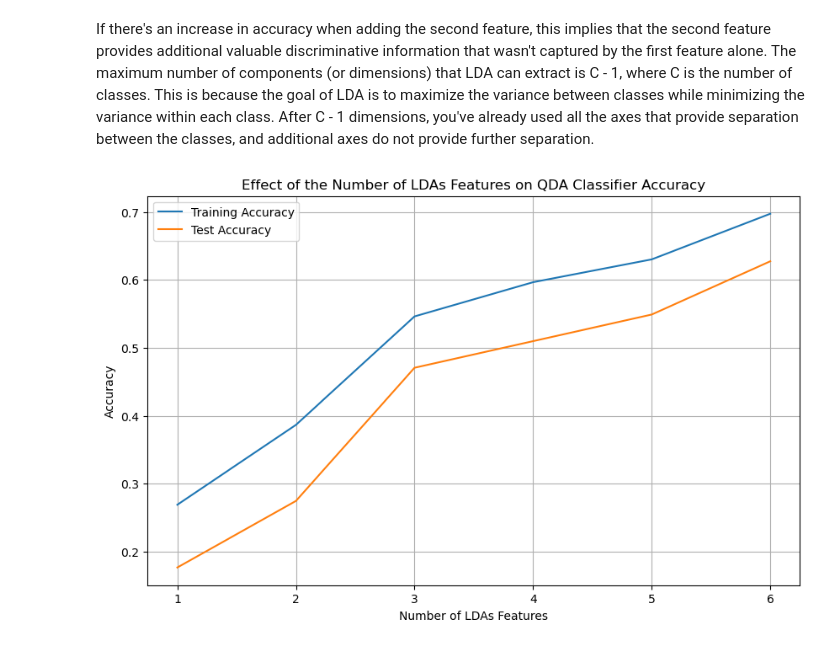
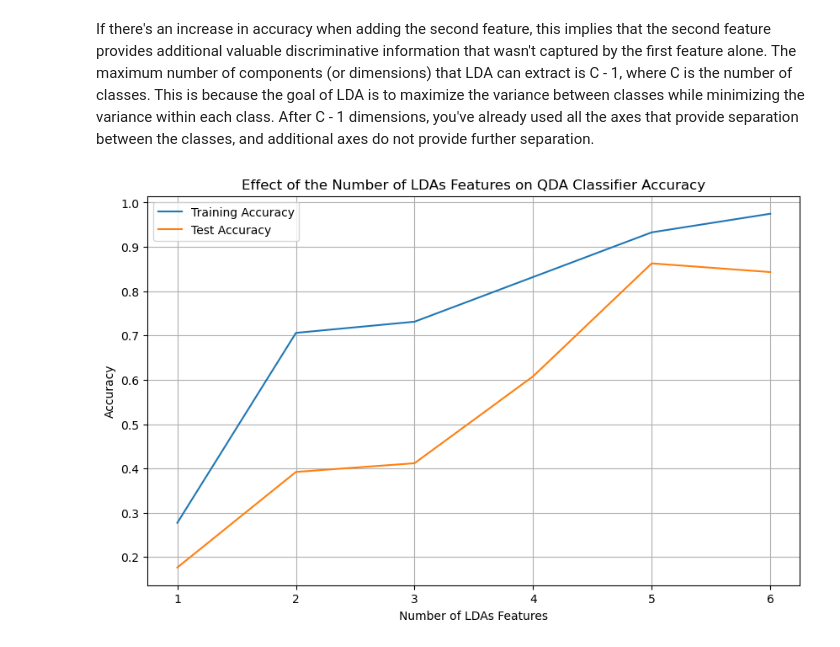
Before and after one commit to itsatefe/Pattern-Recognition, a Jupyter notebook: HW4/LDA.ipynb, the cells around one changed output. Saved outputs shown, nothing was run; the diff lists cells and outputs as text; code cells hidden in the pictures.

Commit message:
Absolute eigenvalues

```diff
--- a/HW4/LDA.ipynb
+++ b/HW4/LDA.ipynb
@@ -78,14 +80,15 @@ $$
 $$
 # %%
 def between_scatter(X, y, mean_overall):
+    mean_overall = np.mean(X, axis=0)
     unique_classes = np.unique(y)
     Sb = np.zeros((X.shape[1], X.shape[1]))
     for i in unique_classes:
         Xi = X[y == i]
-        mean_class_i = np.mean(Xi, axis=0)
-        Ni = Xi.shape[0]
-        mean_diff = (mean_class_i - mean_overall).reshape(-1, 1)
-        Sb += Ni * (mean_diff @ mean_diff.T)
+        mean_class_i = Xi.mean(axis=0)
+        Ni = len(Xi)
+        mean_diff = mean_class_i - mean_overall
+        Sb += Ni * np.outer(mean_diff, mean_diff)
     return Sb
 # %%
 mean_overall = np.mean(X_standardized, axis=0)
@@ -96,8 +99,8 @@ Sb = between_scatter(X_standardized, labels, mean_overall)
 make sw and sb symmetric
 to counteract any numerical instability that might result in non-symmetric scatter matrices due to floating-point errors.
 # %%
-Sw = (Sw + Sw.T) / 2
-Sb = (Sb + Sb.T) / 2
+# Sw = (Sw + Sw.T) / 2
+# Sb = (Sb + Sb.T) / 2
 # %% [markdown]
 Solve the Eigenvalue Problem
 $$ S_W^{-1}S_B \mathbf{w} = \lambda \mathbf{w} $$
@@ -156,7 +159,7 @@ eigenvalues, eigenvectors = np.linalg.eigh(separability_matrix)
 This null space represents directions in the feature space along which the projection does not help to separate the classes any further because these directions do not contribute to between-class variance.
 # %%
 eigenvectors = eigenvectors.T
-idxs = np.argsort(eigenvalues)[::-1]
+idxs = np.argsort(abs(eigenvalues))[::-1]
 eigenvalues = eigenvalues[idxs]
 eigenvectors = eigenvectors[idxs]
 # %%
@@ -212,7 +216,7 @@ plt.show()
 # %%
 X_train, X_test, y_train, y_test = train_test_split(transformed_images, y, test_size=0.3, random_state=42)
 # %%
-qda_model = QuadraticDiscriminantAnalysis(0.4)
+qda_model = QuadraticDiscriminantAnalysis()
 qda_model.fit(X_train, y_train)
 y_pred = qda_model.predict_likelihood(X_test)
 accuracy_value = accuracy_score(y_test, y_pred)
@@ -237,32 +241,32 @@ num_features = range(1, max_num_features + 1)
 train_accuracies = []
 test_accuracies = []
 feature_numbers = []
 
 for num in num_features:
 
     X_train, X_test, y_train, y_test = train_test_split(transformed_images[:,:num], y, test_size=0.3, random_state=42)
-    classifier = QuadraticDiscriminantAnalysis(0.4)
+    classifier = QuadraticDiscriminantAnalysis()
     classifier.fit(X_train, y_train)
 
     # Training accuracy
     y_train_pred = classifier.predict_likelihood(X_train)
     train_accuracy = accuracy_score(y_train, y_train_pred)
     train_accuracies.append(train_accuracy)
 
     # Test accuracy
     y_test_pred = classifier.predict_likelihood(X_test)
     test_accuracy = accuracy_score(y_test, y_test_pred)
     test_accuracies.append(test_accuracy)
 
 # Plotting
 plt.figure(figsize=(10, 6))
 plt.plot(num_features, train_accuracies, label='Training Accuracy')
 plt.plot(num_features, test_accuracies, label='Test Accuracy')
 plt.xlabel('Number of LDAs Features')
 plt.ylabel('Accuracy')
 plt.title('Effect of the Number of LDAs Features on QDA Classifier Accuracy')
 plt.legend()
 plt.grid(True)
 plt.show()
 # %% [output]
-[figure, old version]
+[figure, new version]
```
Also changed, not shown: parts of 11 cells of this notebook, 1 other file.
